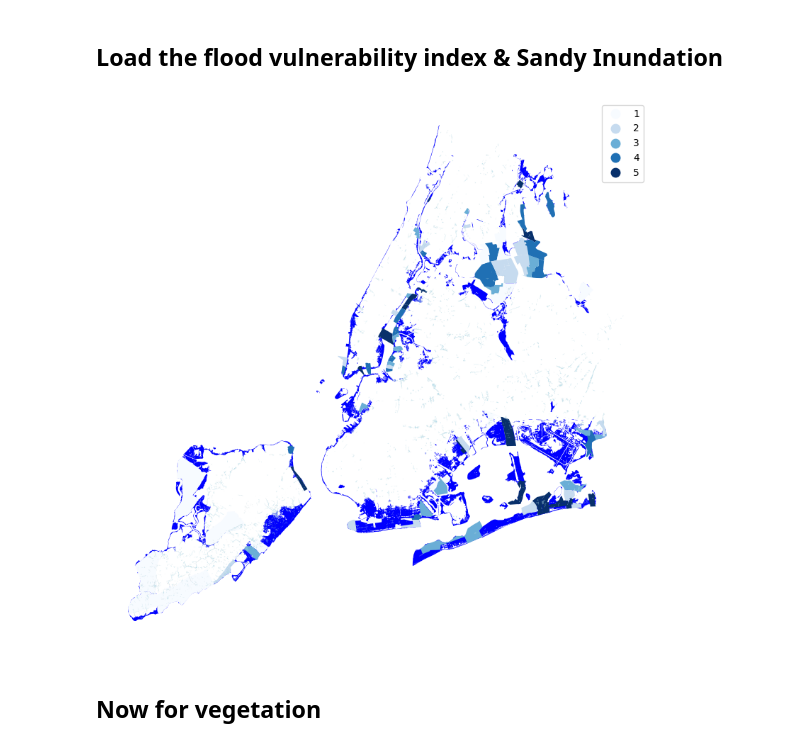
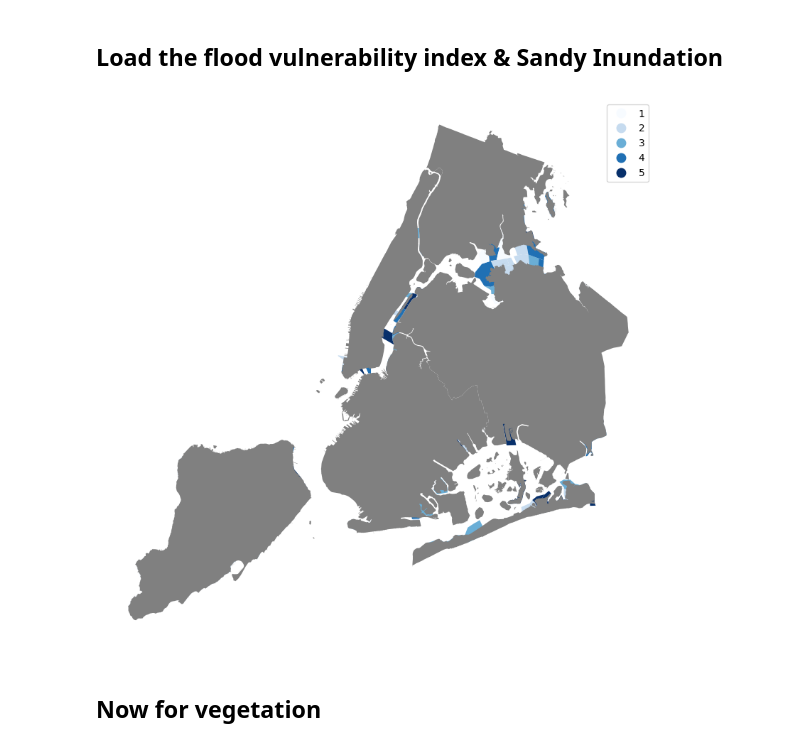
Before and after one commit to urban-data-science-EAAMO/30DoM-2025, a Jupyter notebook: 2025-11-05 - Earth/welikia_project_data.ipynb, the cells around one changed output. Cells and saved outputs as stored; diff of their text form; code cells hidden in the pictures.

```diff
--- a/2025-11-05 - Earth/welikia_project_data.ipynb
+++ b/2025-11-05 - Earth/welikia_project_data.ipynb
@@ -102,14 +102,15 @@ path = "/Users/jennah/code/30DoM-2025/2025-11-05 - Earth/NYCFloodStormwaterFlood
 # %%
 df_stormwater_flooding = gpd.read_file(path, layer_name='NYC_Stormwater_Flood_Map_Moderate_Flood_2_13_inches_per_hr_with_Current_Sea_Levels')
 # %%
-fig, ax =plt.subplots(1,1, figsize=(10,10))
-df_sandy.to_crs(2263).plot(facecolor='blue', ax=ax)
+fig, ax = plt.subplots(1,1, figsize=(10,10))
+# df_sandy.to_crs(2263).plot(facecolor='blue', ax=ax)
 gdf_fvi.to_crs(2263).plot(column='tid_50s', ax=ax, cmap='Blues', legend=True)
-df_stormwater_flooding.to_crs(2263).plot(ax=ax, facecolor='lightblue')
+# df_stormwater_flooding.to_crs(2263).plot(ax=ax, facecolor='lightblue')
+gdf_boros.plot(facecolor='gray', ax=ax)
 ax.set_axis_off()
 plt.savefig('historical_sandy_fvi.pdf')
 # %% [output]
-[figure, old version]
+[figure, new version]
 # %% [markdown]
 ## Now for vegetation
 # %%
```
Also changed, not shown: 7 other files.
